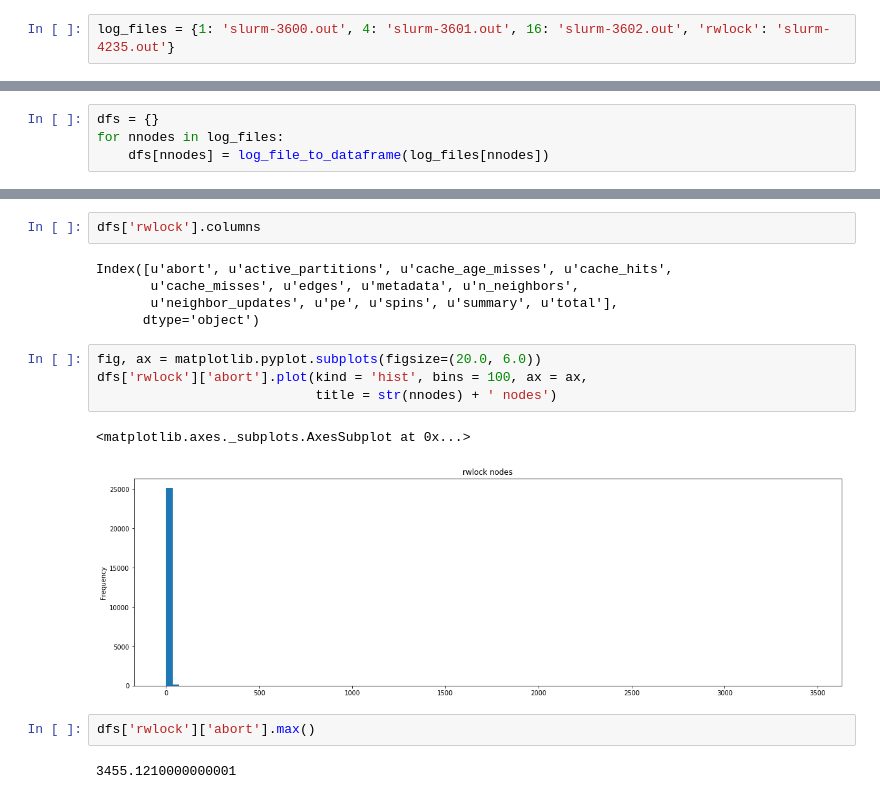
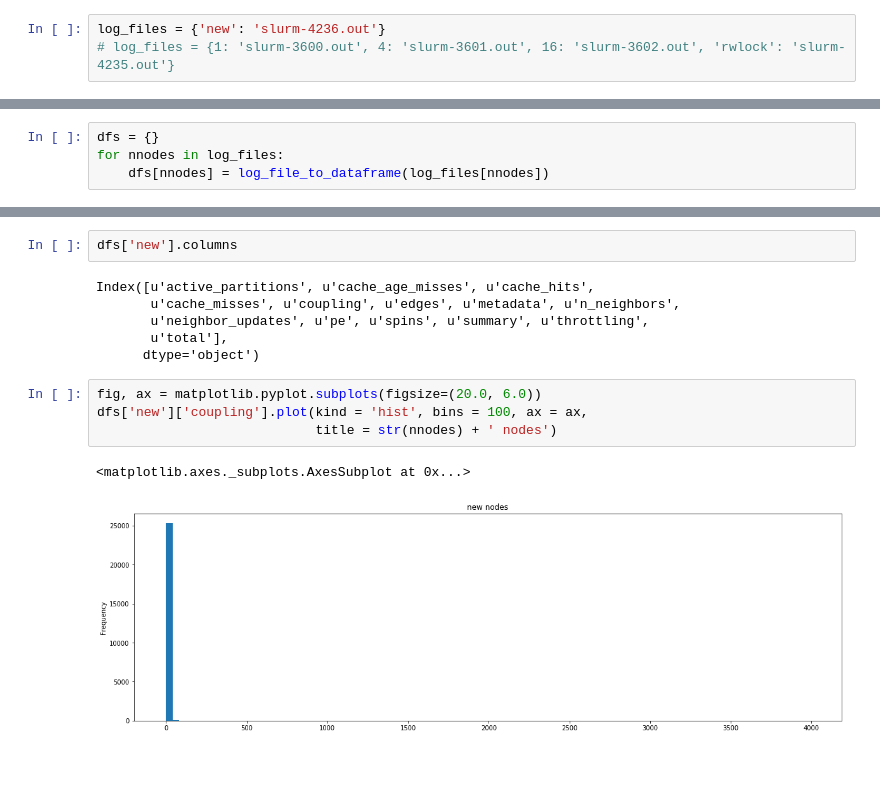
Before and after one commit to agrippa/hoover, a Jupyter notebook: data/analyze-hoover-logs.ipynb, the cells around one changed output, grey strips where cells are left out. Saved outputs shown, nothing was run; the diff lists cells and outputs as text; blank space fills up the shorter version.

```diff
--- a/data/analyze-hoover-logs.ipynb
+++ b/data/analyze-hoover-logs.ipynb
@@ -6,7 +6,8 @@ import numpy
 import pandas as pd
 import matplotlib
 # %%
-log_files = {1: 'slurm-3600.out', 4: 'slurm-3601.out', 16: 'slurm-3602.out', 'rwlock': 'slurm-4235.out'}
+log_files = {'new': 'slurm-4236.out'}
+# log_files = {1: 'slurm-3600.out', 4: 'slurm-3601.out', 16: 'slurm-3602.out', 'rwlock': 'slurm-4235.out'}
 # %%
  def log_file_to_dataframe(log_file):
     fp = open(log_file, 'r')
@@ -89,18 +118,15 @@ for nnodes in sorted(dfs.keys()):
 # %%
-dfs['rwlock'].columns
+dfs['new'].columns
 # %% [output]
-Index([u'abort', u'active_partitions', u'cache_age_misses', u'cache_hits',
-       u'cache_misses', u'edges', u'metadata', u'n_neighbors',
-       u'neighbor_updates', u'pe', u'spins', u'summary', u'total'],
+Index([u'active_partitions', u'cache_age_misses', u'cache_hits',
+       u'cache_misses', u'coupling', u'edges', u'metadata', u'n_neighbors',
+       u'neighbor_updates', u'pe', u'spins', u'summary', u'throttling',
+       u'total'],
       dtype='object')
 # %%
 fig, ax = matplotlib.pyplot.subplots(figsize=(20.0, 6.0))
-dfs['rwlock']['abort'].plot(kind = 'hist', bins = 100, ax = ax,
+dfs['new']['coupling'].plot(kind = 'hist', bins = 100, ax = ax,
                             title = str(nnodes) + ' nodes')
 # %% [output]
 <matplotlib.axes._subplots.AxesSubplot at 0x...>
-[figure, old version]
+[figure, new version]
-# %%
-dfs['rwlock']['abort'].max()
-# %% [output]
-3455.1210000000001
```
Also changed, not shown: parts of 7 cells of this notebook.
